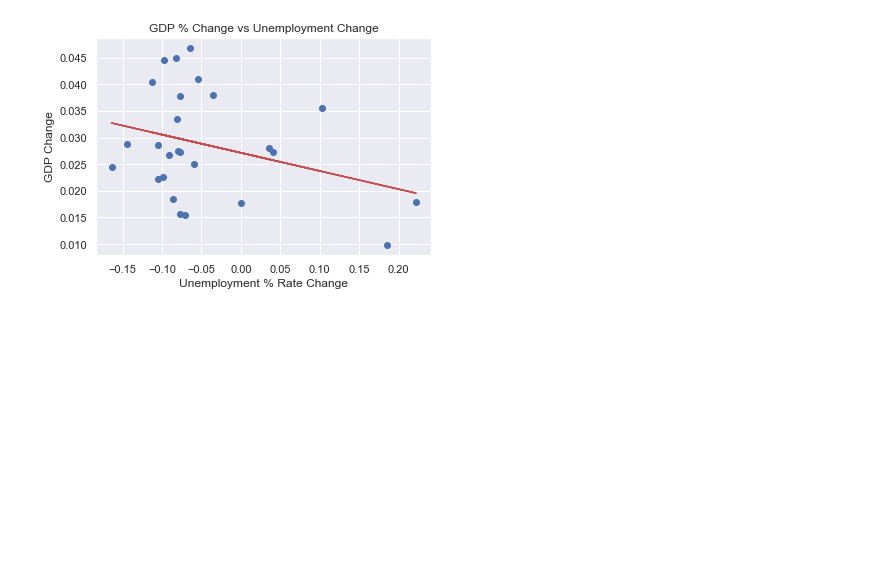
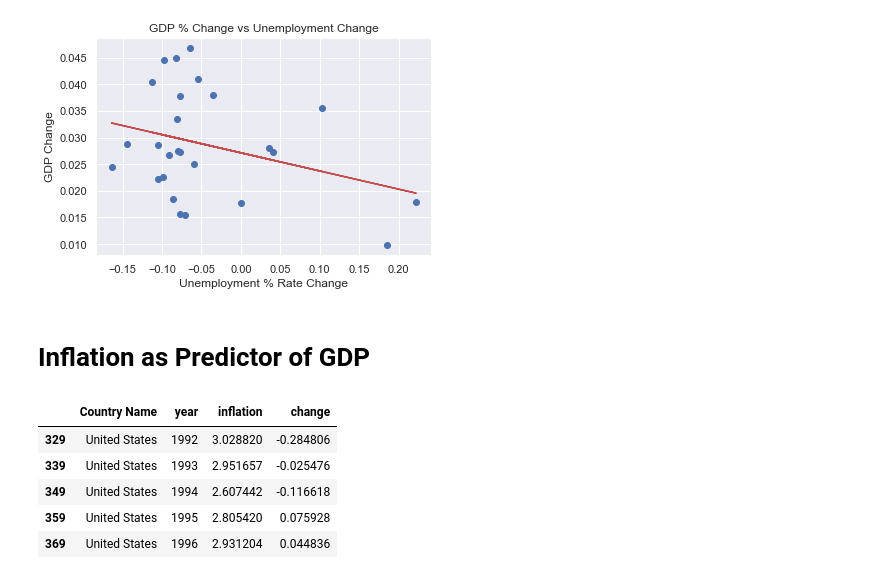
Before and after one commit to thudsonbu/ds-project-1, a Jupyter notebook: project-2.ipynb, the cells around one changed output. Cells and saved outputs as stored; diff of their text form; code cells hidden in the pictures; blank space fills up the shorter version.

```diff
--- a/project-2.ipynb
+++ b/project-2.ipynb
@@ -505,3 +507,25 @@ _ = plt.plot( x, y_predict, 'r' )
 plt.show()
 # %% [output]
 [figure]
+# %% [markdown]
+# Inflation as Predictor of GDP
+# %%
+# get us inflation rate data
+ir_us = ir[ ir['Country Name'] == 'United States' ]
+# rename columns
+ir_us = ir_us.rename( columns={ 'variable':'year', 'value':'inflation' })
+# cut inflation data to 1991+
+ir_us = ir_us[ ir_us['year'] >= '1991']
+# get rate of change
+ir_us['change'] = ir_us['inflation'].pct_change()
+# remove 1991 (no change data)
+ir_us = ir_us.iloc[1:, :]
+
+ir_us.head()
+# %% [output]
+|  | Country Name | year | inflation | change |
+| 329 | United States | 1992 | 3.028820 | -0.284806 |
+| 339 | United States | 1993 | 2.951657 | -0.025476 |
+| 349 | United States | 1994 | 2.607442 | -0.116618 |
+| 359 | United States | 1995 | 2.805420 | 0.075928 |
+| 369 | United States | 1996 | 2.931204 | 0.044836 |
```
Also changed, not shown: parts of 8 cells of this notebook.
